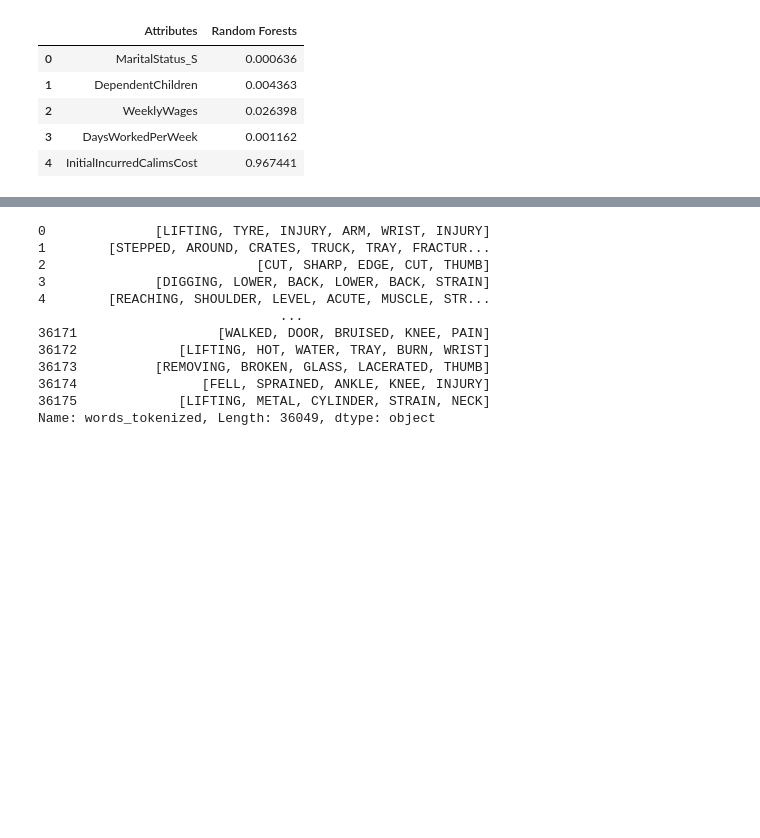
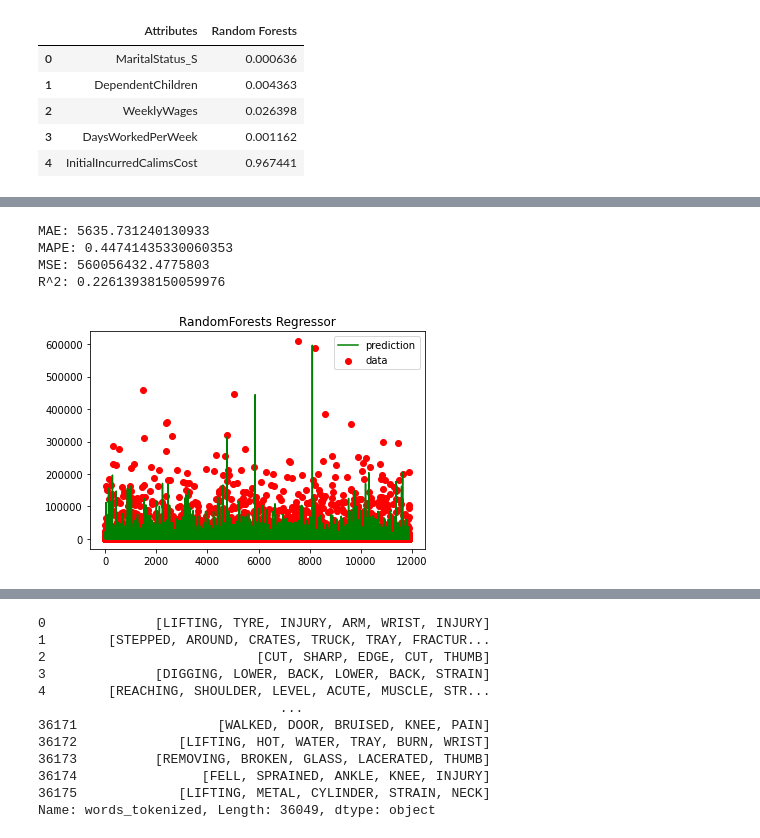
Before and after one commit to Laura-VFA/MachineLearning-21-22, a Jupyter notebook: ML_Deliverable3.ipynb, the cells around one changed output, grey strips where cells are left out. Drawn from its saved outputs; the diff is of its cells as text; code cells hidden in the pictures; blank space fills up the shorter version.

```diff
--- a/ML_Deliverable3.ipynb
+++ b/ML_Deliverable3.ipynb
@@ -1435,0 +1481,10 @@ Feature Relevancies
+# %%
+# Train and test set definition
+x_features = ['MaritalStatus_S', 'DependentChildren', 'WeeklyWages', 'DaysWorkedPerWeek', 'InitialIncurredCalimsCost']
+
+X = df_numeric[x_features]
+y = df_numeric['RatioCost']
+
+X_train, X_test, y_train, y_test = train_test_split( X, y, test_size=0.33, random_state=42)
+X_train.reset_index(drop = True, inplace = True)
+X_train.head()
@@ -1435,0 +1498,35 @@ Feature Relevancies
+# %%
+# Model Parametrization
+regressor = RandomForestRegressor(n_estimators= 20, max_depth = 5, criterion='absolute_error', random_state=0)
+# Model construction
+regressor.fit(X_train, y_train)
+
+# Test
+y_pred = regressor.predict(X_test)
+# %%
+# Reverse the ratio to obtain the Ultimate cost
+y_pred = y_pred * X_test['InitialIncurredCalimsCost']
+y_test = y_test * X_test['InitialIncurredCalimsCost']
+# %%
+# Errors
+print ("MAE:", metrics.mean_absolute_error(y_test, y_pred))
+print ("MAPE:", metrics.mean_absolute_percentage_error(y_test, y_pred))
+print ("MSE:", metrics.mean_squared_error(y_test, y_pred))
+print ("R^2:", metrics.r2_score(y_test, y_pred))
+# %% [output]
+MAE: 5635.731240130933
+MAPE: 0.44741435330060353
+MSE: 560056432.4775803
+R^2: 0.22613938150059976
+# %%
+# Prediction graph
+xx = np.stack(i for i in range(len(y_test)))
+plt.scatter(xx, y_test, c='r', label='data')
+plt.plot(xx, y_pred, c='g', label='prediction')
+plt.axis('tight')
+plt.legend()
+plt.title("RandomForests Regressor")
+
+plt.show()
+# %% [output]
+[figure, added]
```
Also changed, not shown: parts of 91 cells of this notebook.
